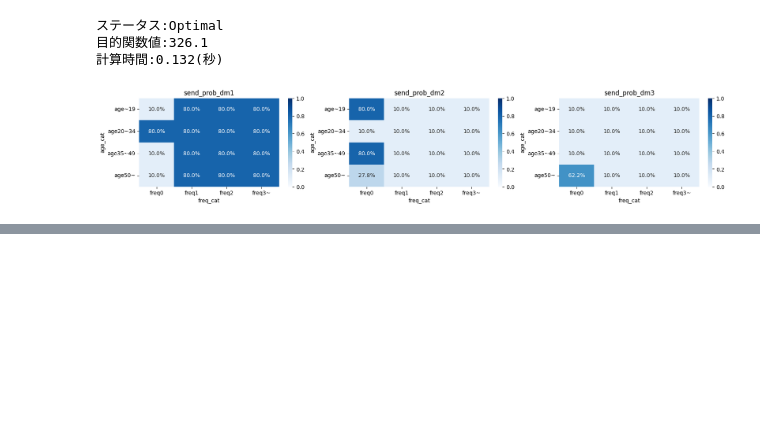
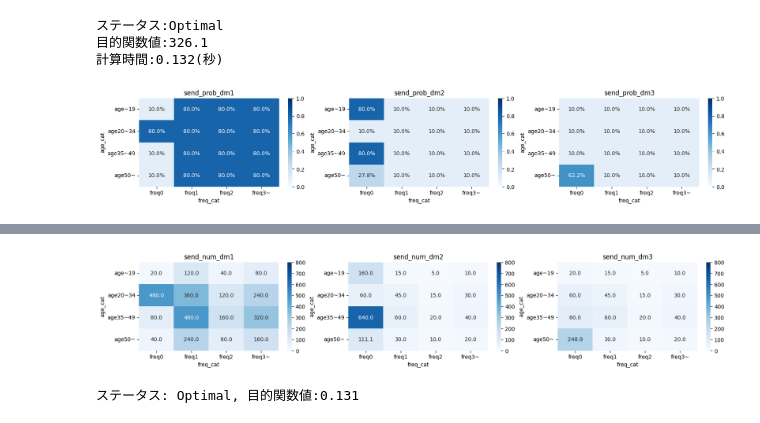
Before and after one commit to maton369/PyOptBook_Practice, a Jupyter notebook: 4_coupon/main.ipynb, the cells around one changed output, grey strips where cells are left out. Saved outputs shown, nothing was run; the diff lists cells and outputs as text; code cells hidden in the pictures; blank space fills up the shorter version.

```diff
--- a/4_coupon/main.ipynb
+++ b/4_coupon/main.ipynb
@@ -343,0 +351,23 @@ seg_send_df[["segment_id", "send_num_dm1", "send_num_dm2", "send_num_dm3"]].head
+# %%
+ax = {}
+fig, (ax[0], ax[1], ax[2]) = plt.subplots(1, 3, figsize=(20, 3))
+for i, ptn in enumerate(["send_num_dm1", "send_num_dm2", "send_num_dm3"]):
+    seg_send_pivot_df = pd.pivot_table(
+        data=seg_send_df, values=ptn, columns="freq_cat", index="age_cat"
+    )
+    seg_send_pivot_df = seg_send_pivot_df.reindex(
+        ["age~19", "age20~34", "age35~49", "age50~"]
+    )
+    sns.heatmap(
+        seg_send_pivot_df,
+        annot=True,
+        fmt=".1f",
+        cmap="Blues",
+        vmin=0,
+        vmax=800,
+        ax=ax[i],
+    )
+    ax[i].set_title(f"{ptn}")
+plt.show()
+# %% [output]
+[figure, added]
@@ -343,0 +397,6 @@ seg_send_df[["segment_id", "send_num_dm1", "send_num_dm2", "send_num_dm3"]].head
+# %%
+status = problem.solve()
+max_lowerbound = pulp.value(problem.objective)
+print(f"ステータス: {pulp.LpStatus[status]}, 目的関数値:{max_lowerbound :.3}")
+# %% [output]
+ステータス: Optimal, 目的関数値:0.131
```
Also changed, not shown: parts of 8 cells of this notebook.
